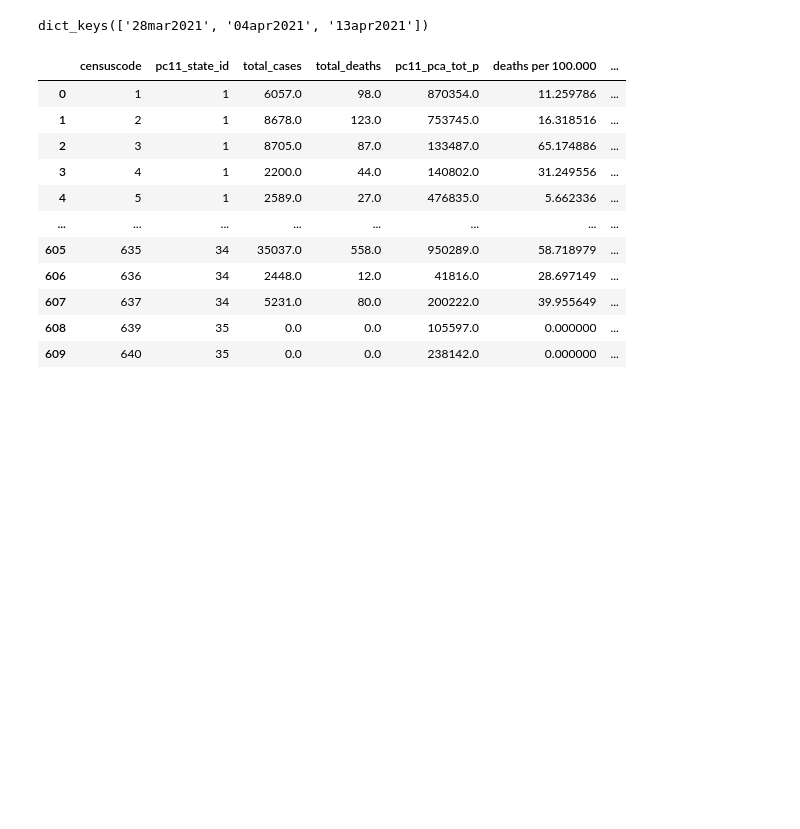
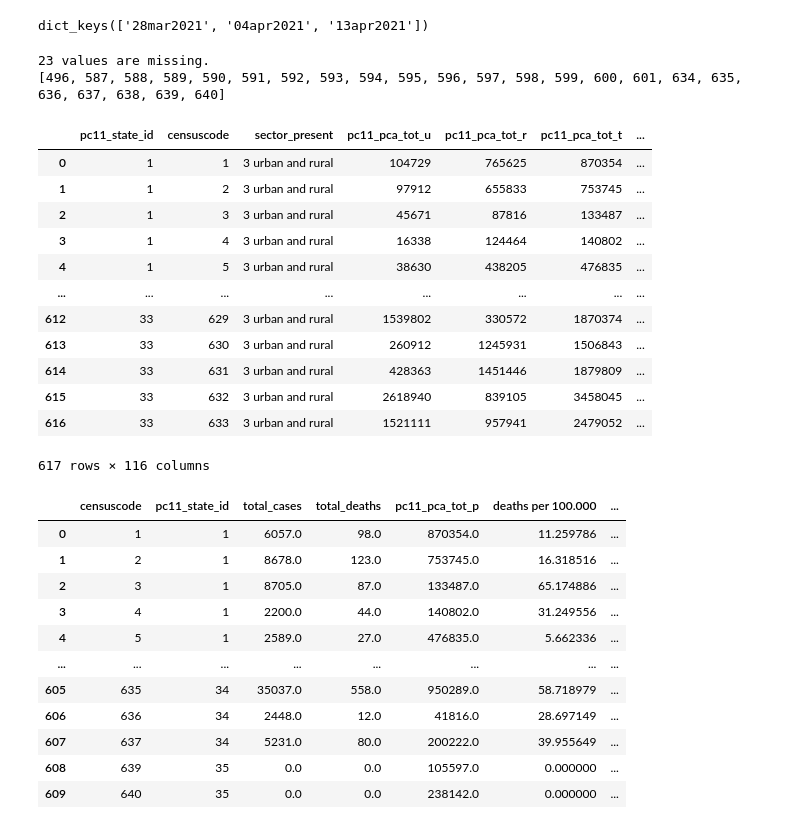
Before and after one commit to Daniel-Los/Introduction-to-datascience-final-project, a Jupyter notebook: Dataframes.ipynb, the cells around one changed output. Cells and saved outputs as stored; diff of their text form; code cells hidden in the pictures; blank space fills up the shorter version.

```diff
--- a/Dataframes.ipynb
+++ b/Dataframes.ipynb
@@ -334,6 +353,44 @@ framedict = {"Deaths" : deaths_frame,
 datedict.keys()
 # %% [output]
 dict_keys(['28mar2021', '04apr2021', '13apr2021'])
+# %%
+steps = np.arange(0,90,5)
+
+steps_frame = pd.DataFrame()
+for i in steps:
+    y ='age_'+str(i)+'_t_share'
+    steps_frame[y] = age_frame[y]*i
+
+
+
+steps_frame['total'] = steps_frame.sum(axis=1)
+avg = steps_frame['total']/steps_frame.sum().max()
+# %%
+df = age_frame
+df = df.rename(columns={"pc11_district_id": "censuscode"})
+df['average_age'] = steps_frame['total']
+
+missing = missingcheck(df['censuscode'], 641)
+print(missing)
+
+age_frame = df
+age_frame
+# %% [output]
+23 values are missing.
+[496, 587, 588, 589, 590, 591, 592, 593, 594, 595, 596, 597, 598, 599, 600, 601, 634, 635, 636, 637, 638, 639, 640]
+|  | pc11_state_id | censuscode | sector_present | pc11_pca_tot_u | pc11_pca_tot_r | pc11_pca_tot_t | ... |
+| 0 | 1 | 1 | 3 urban and rural | 104729 | 765625 | 870354 | ... |
+| 1 | 1 | 2 | 3 urban and rural | 97912 | 655833 | 753745 | ... |
+| 2 | 1 | 3 | 3 urban and rural | 45671 | 87816 | 133487 | ... |
+| 3 | 1 | 4 | 3 urban and rural | 16338 | 124464 | 140802 | ... |
+| 4 | 1 | 5 | 3 urban and rural | 38630 | 438205 | 476835 | ... |
+| ... | ... | ... | ... | ... | ... | ... | ... |
+| 612 | 33 | 629 | 3 urban and rural | 1539802 | 330572 | 1870374 | ... |
+| 613 | 33 | 630 | 3 urban and rural | 260912 | 1245931 | 1506843 | ... |
+| 614 | 33 | 631 | 3 urban and rural | 428363 | 1451446 | 1879809 | ... |
+| 615 | 33 | 632 | 3 urban and rural | 2618940 | 839105 | 3458045 | ... |
+| 616 | 33 | 633 | 3 urban and rural | 1521111 | 957941 | 2479052 | ... |
+617 rows × 116 columns
 # %%
 # Now we are setting up champions frame using the codes from interesting_frame
 champion = pd.merge(datedict['13apr2021'], demog_frame[['censuscode','pc11_pca_tot_p']], on = 'censuscode', how = 'left')
```
Also changed, not shown: parts of 3 cells of this notebook.
